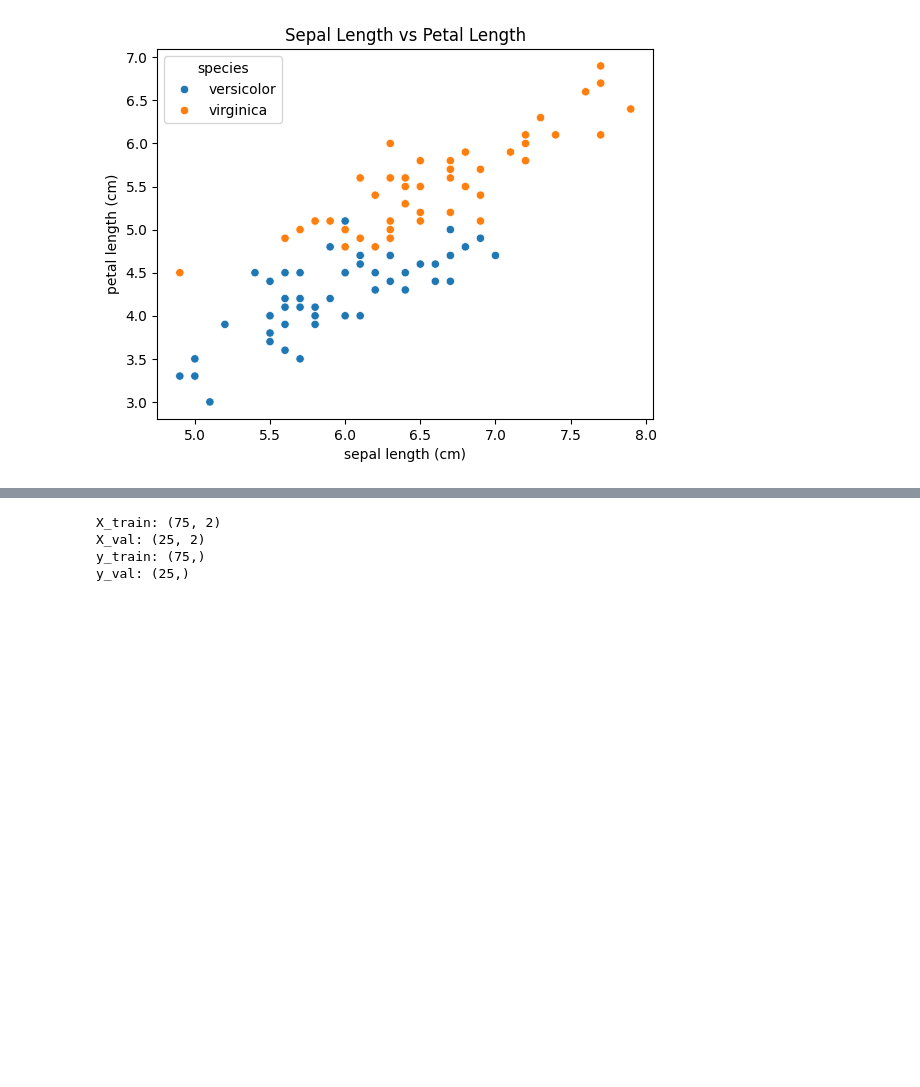
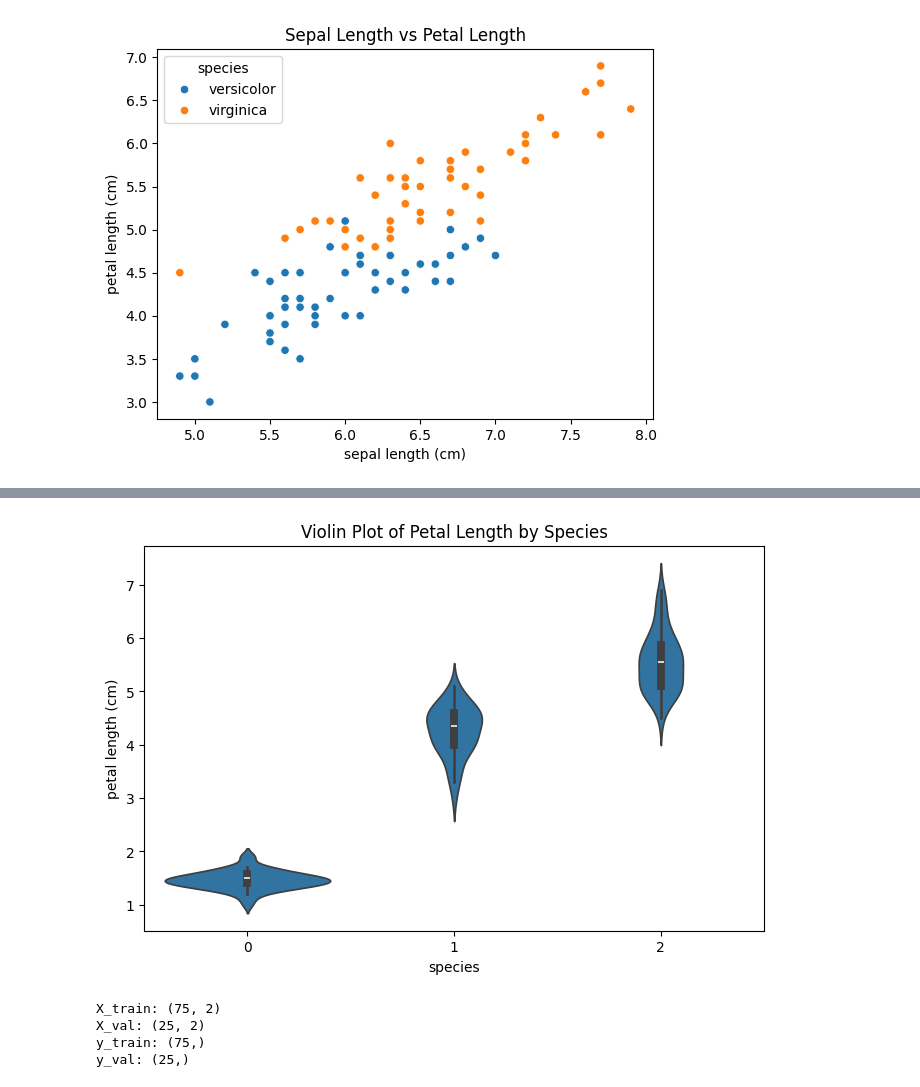
Before and after one commit to Fatou-Kine3/github_task, a Jupyter notebook: binary_classification_of_iris.ipynb, the cells around one changed output, grey strips where cells are left out. Cells and saved outputs as stored; diff of their text form; code cells hidden in the pictures; blank space fills up the shorter version.

```diff
--- a/binary_classification_of_iris.ipynb
+++ b/binary_classification_of_iris.ipynb
@@ -126,3 +154,16 @@ plt.show()
+# %%
+plt.figure(figsize=(8, 5))
+
+sns.violinplot(
+    data=df,
+    x="species",
+    y="petal length (cm)"
+)
+
+plt.title("Violin Plot of Petal Length by Species")
+plt.show()
+# %% [output]
+[figure, added]
 # %%
 ## Problem 3 – Train/Validation Split
 
```
Also changed, not shown: parts of 3 cells of this notebook.
